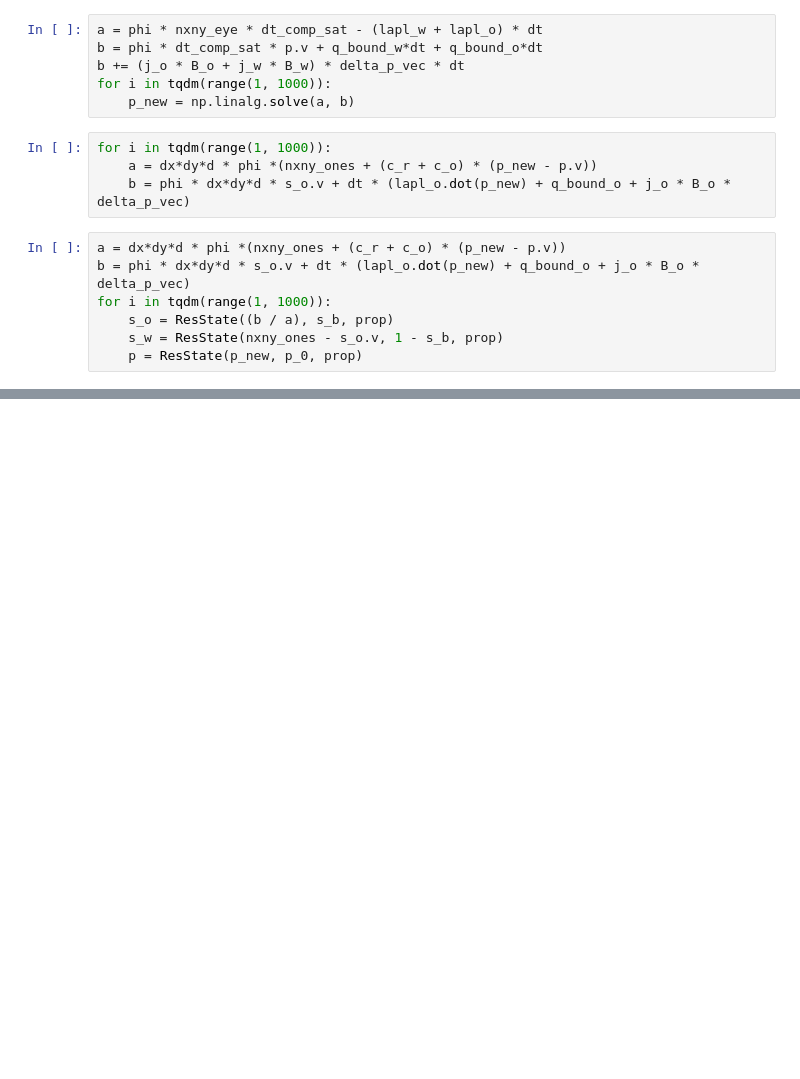
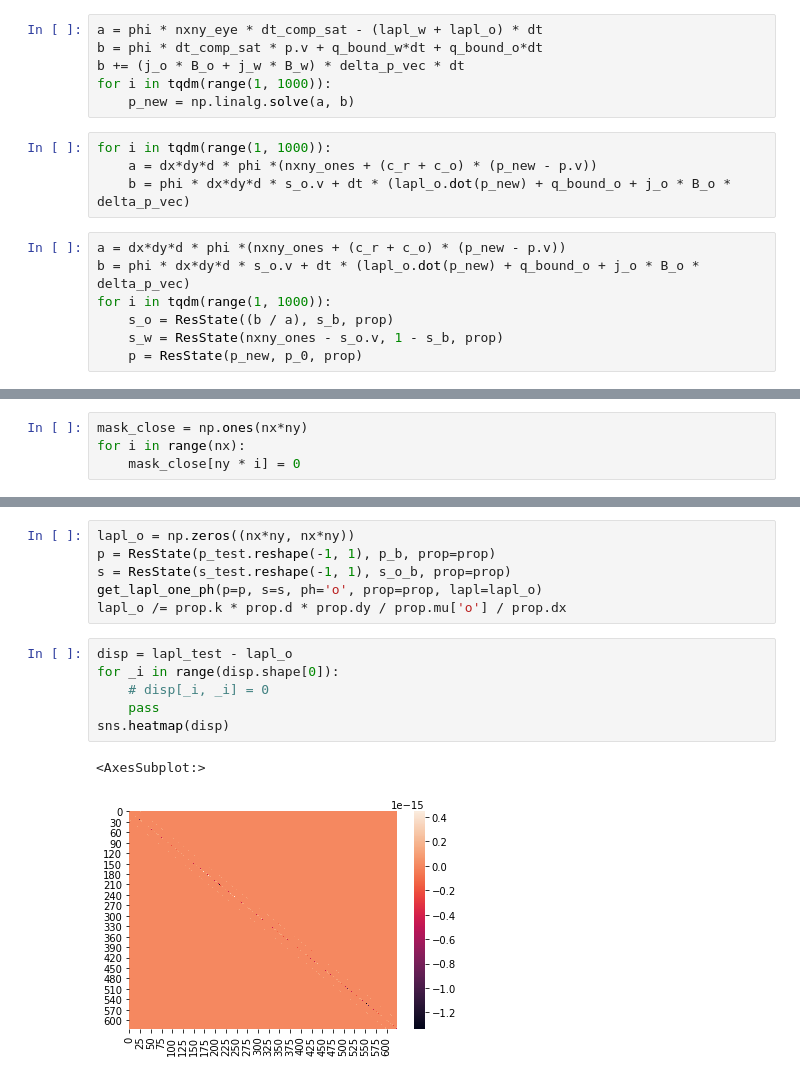
Before and after one commit to lemikhovalex/ReservoirModel, a Jupyter notebook: now_do_simple_models/06_2d_2liq_numpy.ipynb, the cells around one changed output, grey strips where cells are left out. Drawn from its saved outputs; the diff is of its cells as text; blank space fills up the shorter version.

Commit message:
haha numpy filll lapl fas brrr

```diff
--- a/now_do_simple_models/06_2d_2liq_numpy.ipynb
+++ b/now_do_simple_models/06_2d_2liq_numpy.ipynb
@@ -286,0 +288,4 @@ for i in tqdm(range(1, 1000)):
+# %%
+mask_close = np.ones(nx*ny)
+for i in range(nx):
+    mask_close[ny * i] = 0
@@ -286,0 +374,15 @@ for i in tqdm(range(1, 1000)):
+# %%
+lapl_o = np.zeros((nx*ny, nx*ny))
+p = ResState(p_test.reshape(-1, 1), p_b, prop=prop)
+s = ResState(s_test.reshape(-1, 1), s_o_b, prop=prop)
+get_lapl_one_ph(p=p, s=s, ph='o', prop=prop, lapl=lapl_o)
+lapl_o /= prop.k * prop.d * prop.dy / prop.mu['o'] / prop.dx
+# %%
+disp = lapl_test - lapl_o
+for _i in range(disp.shape[0]):
+    # disp[_i, _i] = 0
+    pass
+sns.heatmap(disp)
+# %% [output]
+<AxesSubplot:>
+[figure, added]
```
Also changed, not shown: parts of 7 cells of this notebook.
